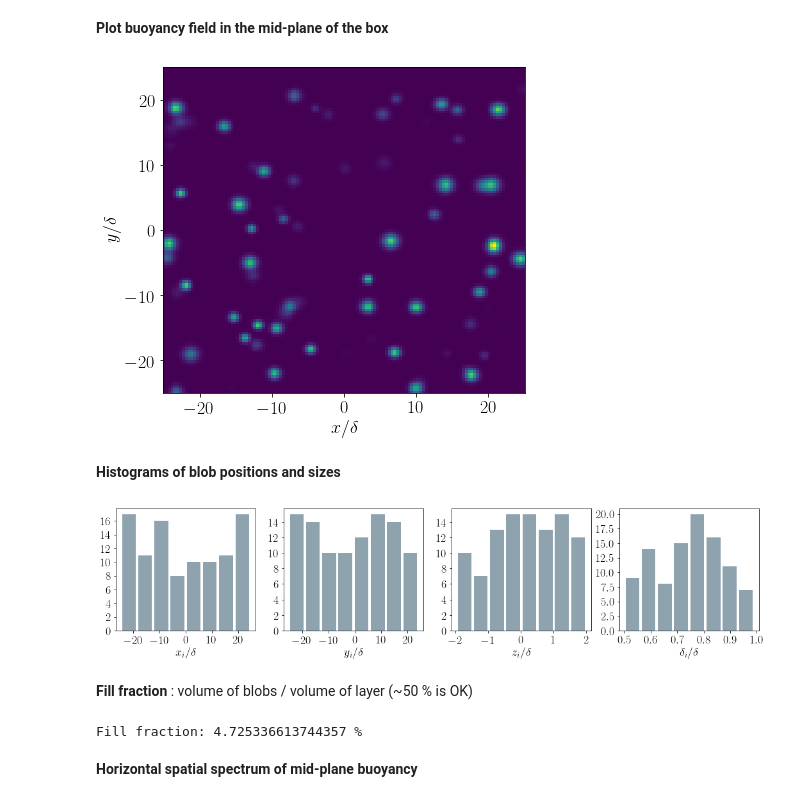
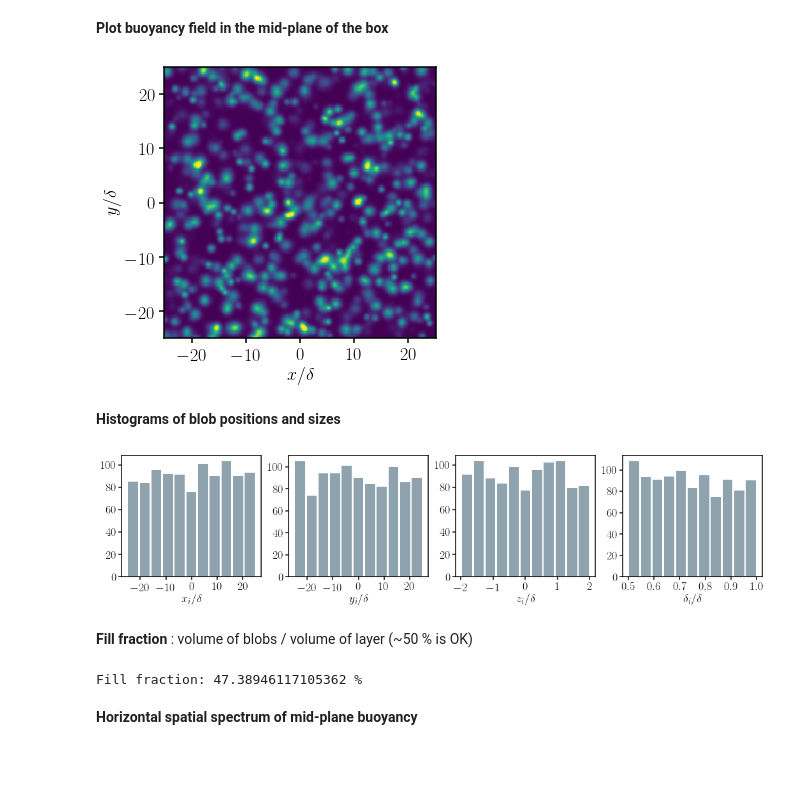
Before and after one commit to benmcdermott/MCwave, a Jupyter notebook: initial_conditions.ipynb, the cells around one changed output. Cells and saved outputs as stored; diff of their text form; code cells hidden in the pictures; blank space fills up the shorter version.

```diff
--- a/initial_conditions.ipynb
+++ b/initial_conditions.ipynb
@@ -19,9 +27,9 @@ path = '/home/brm35/PycharmProjects/MCwave/'
 # %% [markdown]
 **Spatial resolution, grid and number of blobs**
 # %%
-nx = 128                                        # points in (x,y)
+nx = 256                                        # points in (x,y)
 nz = nx                                         # points in z
-nb = 100                                       # number of blobs
+nb = 1000                                       # number of blobs
 delta = 0.125                                   # blob size
 gvx = np.linspace(-np.pi,np.pi,nx)              # grid vectors in (x,y) and z
 gvz = np.linspace(-3.0*np.pi,3.0*np.pi,nz)
@@ -47,20 +55,22 @@ for i in range(nb):
 # %%
 i_mid =int(nz/2-1)              # index for middle slice
 b0 = b[:,:,i_mid]               # middle slice
 
 # plotting
-plt.figure(figsize=[6.5,6])
+plt.figure(figsize=[6,5])
 p = plt.pcolor(X[:,:,i_mid]/delta, Y[:,:,i_mid]/delta, b0)
 ax = plt.gca() ;
 plt.xlabel(r'$x/\delta$', fontsize=18) ;
 plt.ylabel(r'$y/\delta$', fontsize=18) ;
 plt.setp(ax.get_xticklabels(), fontsize=18) ;
 plt.setp(ax.get_yticklabels(), fontsize=18) ;
 ax.set_xlim([-np.pi/delta,np.pi/delta]) ;
 ax.set_ylim([-np.pi/delta,np.pi/delta]) ;
+ax.axis('square')
+plt.clim(0.0,0.75*np.max(b0[:]))
 plt.savefig(path+'cloud_ic_midplane.png', dpi=600, bbox_inches='tight')
 # %% [output]
-[figure, old version]
+[figure, new version]
 # %% [markdown]
 **Histograms of blob positions and sizes**
 # %%
@@ -95,7 +105,7 @@ plt.setp(ax.get_yticklabels(), fontsize=18) ;
 
 plt.savefig(path+'cloud_ic_hists.pdf', dpi=600, bbox_inches='tight')
 # %% [output]
-[figure, old version]
+[figure, new version]
 # %% [markdown]
 **Fill fraction** : volume of blobs / volume of layer (~50 % is OK)
 # %%
@@ -104,7 +114,7 @@ V_layer = 4.0*delta*(2.0*np.pi)**2
 fill_fraction = V_blobs / V_layer
 print(f'Fill fraction: {100.0*fill_fraction} %')
 # %% [output]
-Fill fraction: 4.725336613744357 %
+Fill fraction: 47.38946117105362 %
 # %% [markdown]
 **Horizontal spatial spectrum of mid-plane buoyancy**
 # %%
```
Also changed, not shown: parts of 3 cells of this notebook, 1 other file.
